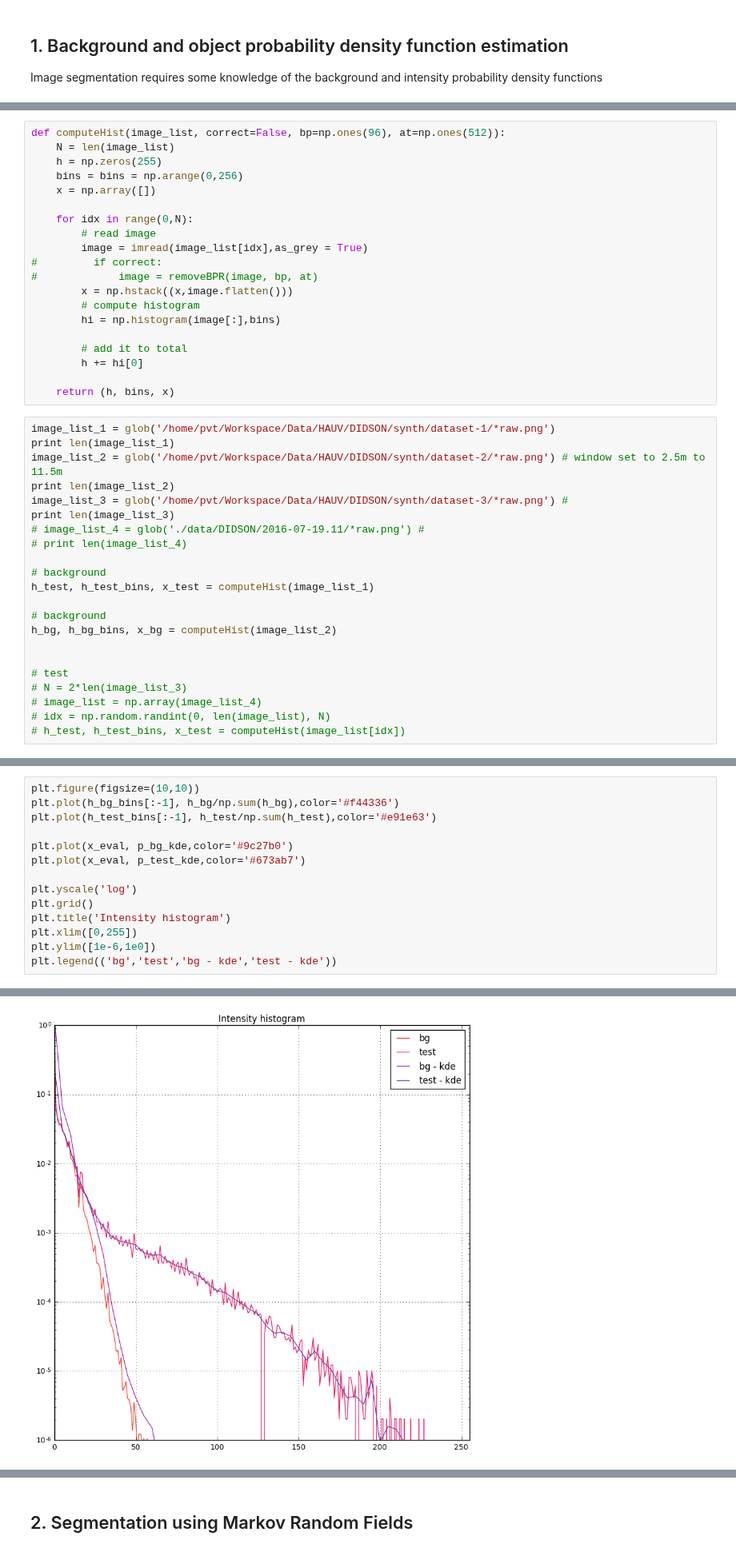
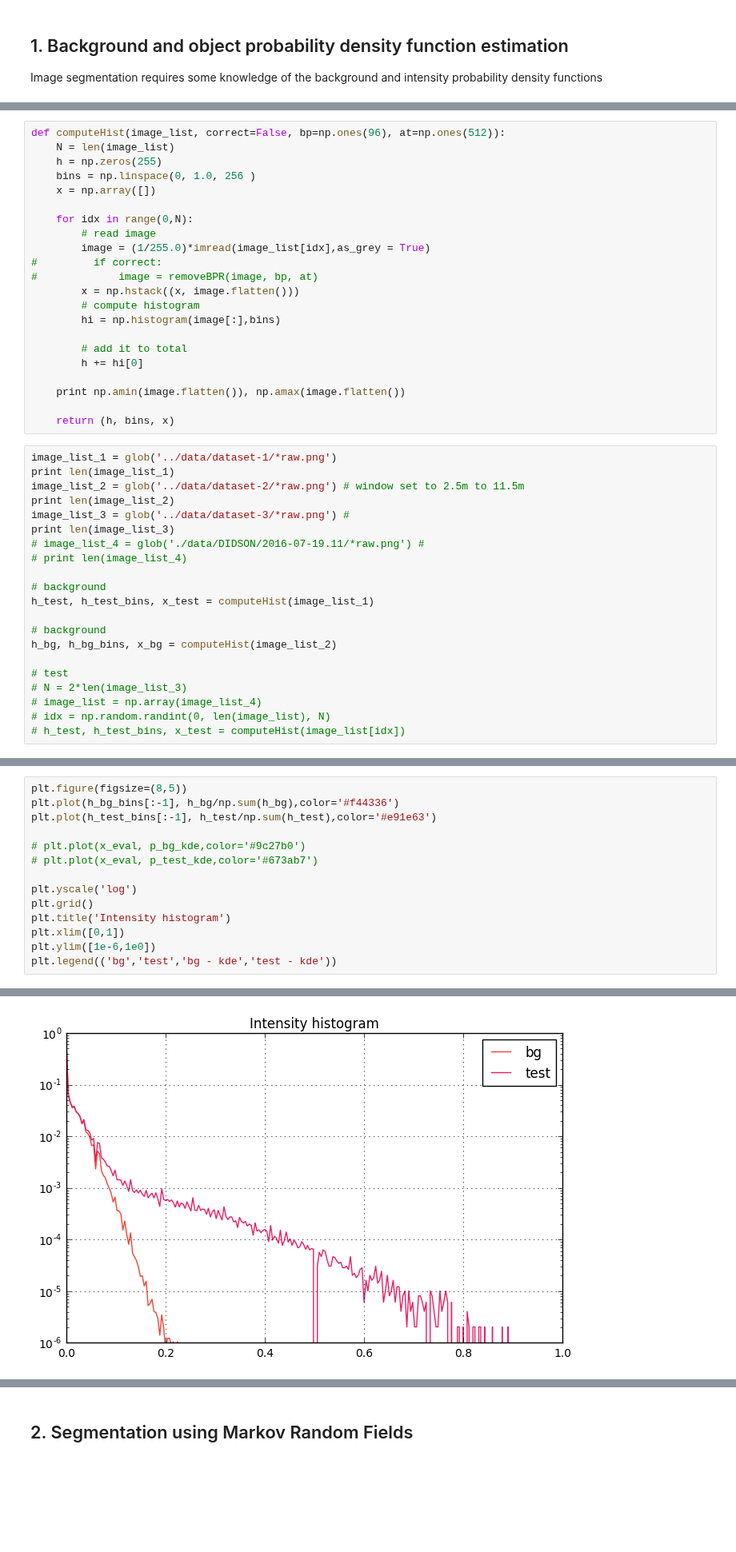
Before and after one commit to pvazteixeira/multibeam, a Jupyter notebook: dev/feature-mrf-dev.ipynb, the cells around one changed output, grey strips where cells are left out. Shown at 80% size. Drawn from its saved outputs; the diff is of its cells as text; blank space fills up the shorter version.

```diff
--- a/dev/feature-mrf-dev.ipynb
+++ b/dev/feature-mrf-dev.ipynb
@@ -17,28 +15,30 @@ from scipy.stats import *
 def computeHist(image_list, correct=False, bp=np.ones(96), at=np.ones(512)):
     N = len(image_list)
     h = np.zeros(255)
-    bins = bins = np.arange(0,256)
+    bins = np.linspace(0, 1.0, 256 )
     x = np.array([])
 
     for idx in range(0,N):
         # read image
-        image = imread(image_list[idx],as_grey = True)
+        image = (1/255.0)*imread(image_list[idx],as_grey = True)
 #         if correct:
 #             image = removeBPR(image, bp, at)
-        x = np.hstack((x,image.flatten()))
+        x = np.hstack((x, image.flatten()))
         # compute histogram
         hi = np.histogram(image[:],bins)
 
         # add it to total
         h += hi[0]
 
+    print np.amin(image.flatten()), np.amax(image.flatten())
+
     return (h, bins, x)
 # %%
-image_list_1 = glob('/home/pvt/Workspace/Data/HAUV/DIDSON/synth/dataset-1/*raw.png')
+image_list_1 = glob('../data/dataset-1/*raw.png')
 print len(image_list_1)
-image_list_2 = glob('/home/pvt/Workspace/Data/HAUV/DIDSON/synth/dataset-2/*raw.png') # window set to 2.5m to 11.5m
+image_list_2 = glob('../data/dataset-2/*raw.png') # window set to 2.5m to 11.5m
 print len(image_list_2)
-image_list_3 = glob('/home/pvt/Workspace/Data/HAUV/DIDSON/synth/dataset-3/*raw.png') #
+image_list_3 = glob('../data/dataset-3/*raw.png') #
 print len(image_list_3)
 # image_list_4 = glob('./data/DIDSON/2016-07-19.11/*raw.png') #
 # print len(image_list_4)
@@ -49,7 +49,6 @@ h_test, h_test_bins, x_test = computeHist(image_list_1)
 # background
 h_bg, h_bg_bins, x_bg = computeHist(image_list_2)
 
-
 # test
 # N = 2*len(image_list_3)
 # image_list = np.array(image_list_4)
@@ -70,20 +73,20 @@ p_test_kde = kde_test(x_eval)
 # %%
-plt.figure(figsize=(10,10))
+plt.figure(figsize=(8,5))
 plt.plot(h_bg_bins[:-1], h_bg/np.sum(h_bg),color='#f44336')
 plt.plot(h_test_bins[:-1], h_test/np.sum(h_test),color='#e91e63')
 
-plt.plot(x_eval, p_bg_kde,color='#9c27b0')
-plt.plot(x_eval, p_test_kde,color='#673ab7')
+# plt.plot(x_eval, p_bg_kde,color='#9c27b0')
+# plt.plot(x_eval, p_test_kde,color='#673ab7')
 
 plt.yscale('log')
 plt.grid()
 plt.title('Intensity histogram')
-plt.xlim([0,255])
+plt.xlim([0,1])
 plt.ylim([1e-6,1e0])
 plt.legend(('bg','test','bg - kde','test - kde'))
 # %% [output]
 <matplotlib.legend.Legend at 0x...>
-[figure, old version]
+[figure, new version]
 # %%
 plt.figure(figsize=(12,12))
 
```
Also changed, not shown: parts of 17 cells of this notebook, 1 other file.
